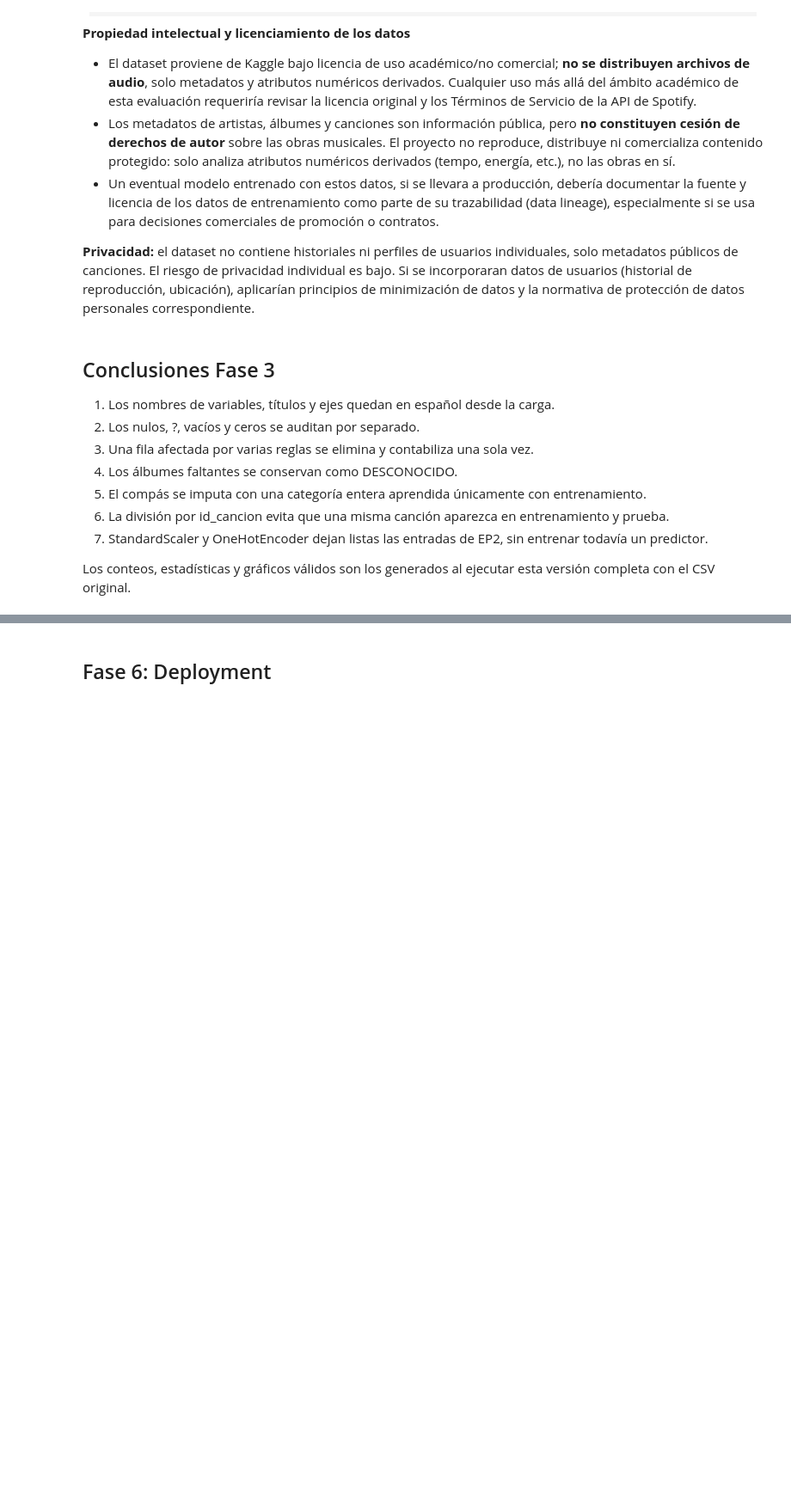
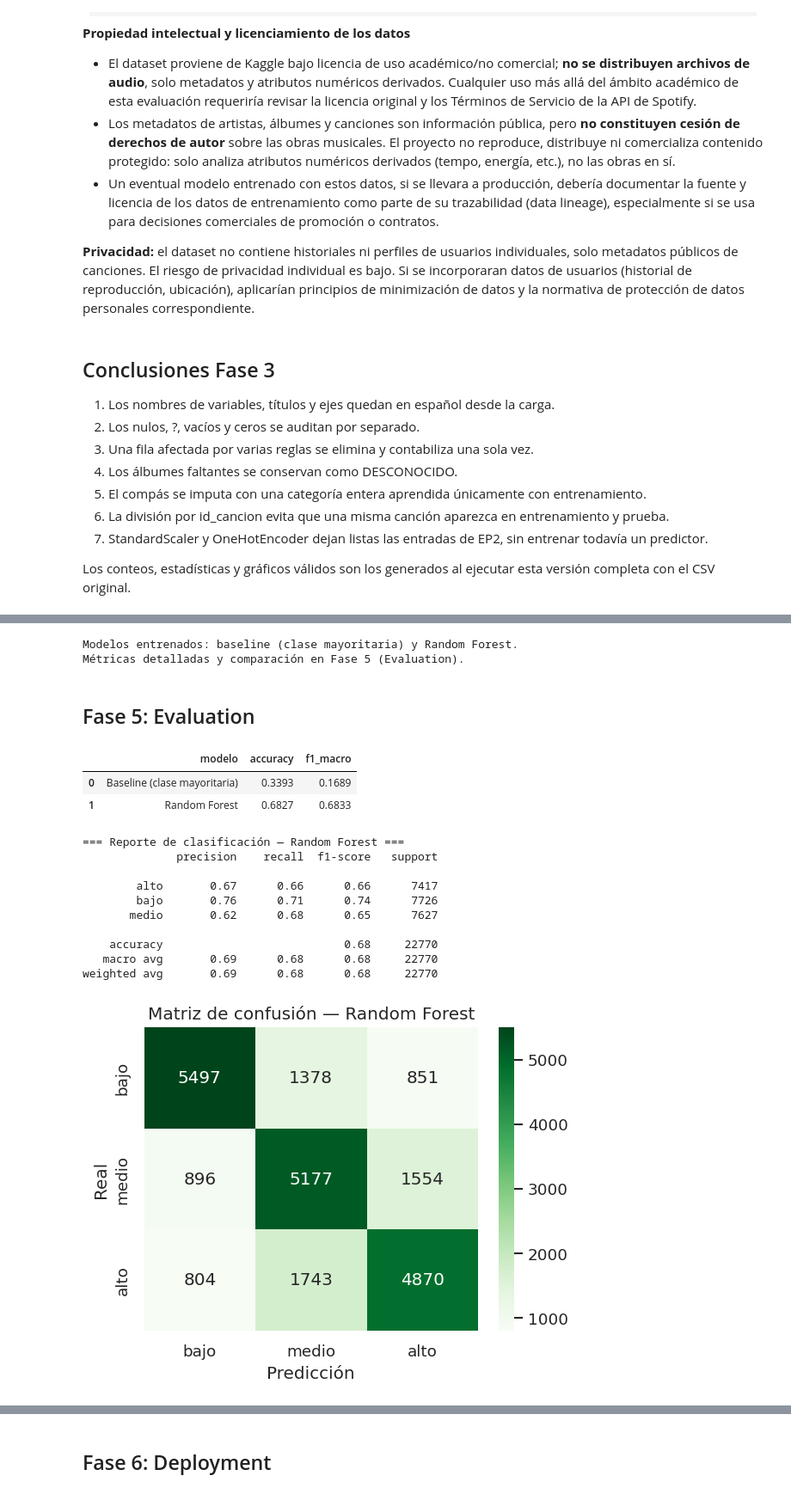
Before and after one commit to ritnight/machine-learning-spotify, a Jupyter notebook: notebooks/EP1_Spotify_CRISP_DM_COMPLETO.ipynb, the cells around one changed output, grey strips where cells are left out. Shown at 86% size. Saved outputs shown, nothing was run; the diff lists cells and outputs as text; code cells hidden in the pictures; blank space fills up the shorter version.

```diff
--- a/notebooks/EP1_Spotify_CRISP_DM_COMPLETO.ipynb
+++ b/notebooks/EP1_Spotify_CRISP_DM_COMPLETO.ipynb
@@ -1243,0 +1292,65 @@ analizar perfiles musicales, sin reemplazar la evaluación del modelo de regresi
+# %%
+# 4.3 Entrenamiento: baseline y Random Forest
+baseline_clasificador = DummyClassifier(strategy='most_frequent', random_state=42)
+baseline_clasificador.fit(X_train_prep, y_train_clase)
+pred_baseline = baseline_clasificador.predict(X_test_prep)
+
+modelo_rf = RandomForestClassifier(
+    n_estimators=300,
+    min_samples_leaf=3,
+    class_weight='balanced',
+    random_state=42,
+    n_jobs=-1,
+)
+modelo_rf.fit(X_train_prep, y_train_clase)
+pred_rf = modelo_rf.predict(X_test_prep)
+
+print('Modelos entrenados: baseline (clase mayoritaria) y Random Forest.')
+print('Métricas detalladas y comparación en Fase 5 (Evaluation).')
+# %% [output]
+Modelos entrenados: baseline (clase mayoritaria) y Random Forest.
+Métricas detalladas y comparación en Fase 5 (Evaluation).
+# %% [markdown]
+## Fase 5: Evaluation
+# %%
+# 5.1 Métricas de clasificación: baseline vs. Random Forest
+acc_baseline = accuracy_score(y_test_clase, pred_baseline)
+f1_baseline = f1_score(y_test_clase, pred_baseline, average='macro')
+acc_rf = accuracy_score(y_test_clase, pred_rf)
+f1_rf = f1_score(y_test_clase, pred_rf, average='macro')
+
+comparacion = pd.DataFrame({
+    'modelo': ['Baseline (clase mayoritaria)', 'Random Forest'],
+    'accuracy': [acc_baseline, acc_rf],
+    'f1_macro': [f1_baseline, f1_rf],
+})
+display(comparacion.round(4))
+
+print('\n=== Reporte de clasificación — Random Forest ===')
+print(classification_report(y_test_clase, pred_rf))
+
+matriz = confusion_matrix(y_test_clase, pred_rf, labels=etiquetas_clase)
+fig, ax = plt.subplots(figsize=(5, 4))
+sns.heatmap(matriz, annot=True, fmt='d', cmap='Greens', xticklabels=etiquetas_clase,
+            yticklabels=etiquetas_clase, ax=ax)
+ax.set_xlabel('Predicción')
+ax.set_ylabel('Real')
+ax.set_title('Matriz de confusión — Random Forest')
+plt.tight_layout()
+plt.savefig(IMAGES_DIR / '06_matriz_confusion_rf.png', dpi=150, bbox_inches='tight')
+plt.show()
+# %% [output]
+|  | modelo | accuracy | f1_macro |
+| 0 | Baseline (clase mayoritaria) | 0.3393 | 0.1689 |
+| 1 | Random Forest | 0.6827 | 0.6833 |
+=== Reporte de clasificación — Random Forest ===
+              precision    recall  f1-score   support
+
+        alto       0.67      0.66      0.66      7417
+        bajo       0.76      0.71      0.74      7726
+       medio       0.62      0.68      0.65      7627
+
+    accuracy                           0.68     22770
+   macro avg       0.69      0.68      0.68     22770
+weighted avg       0.69      0.68      0.68     22770
+[figure, added]
```
Also changed, not shown: parts of 35 cells of this notebook.
